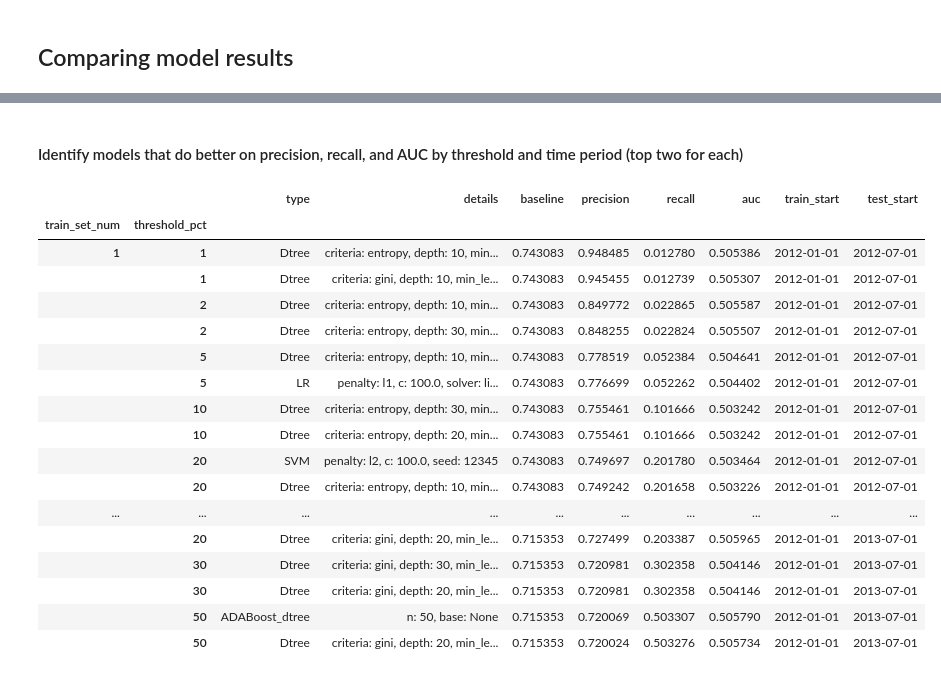
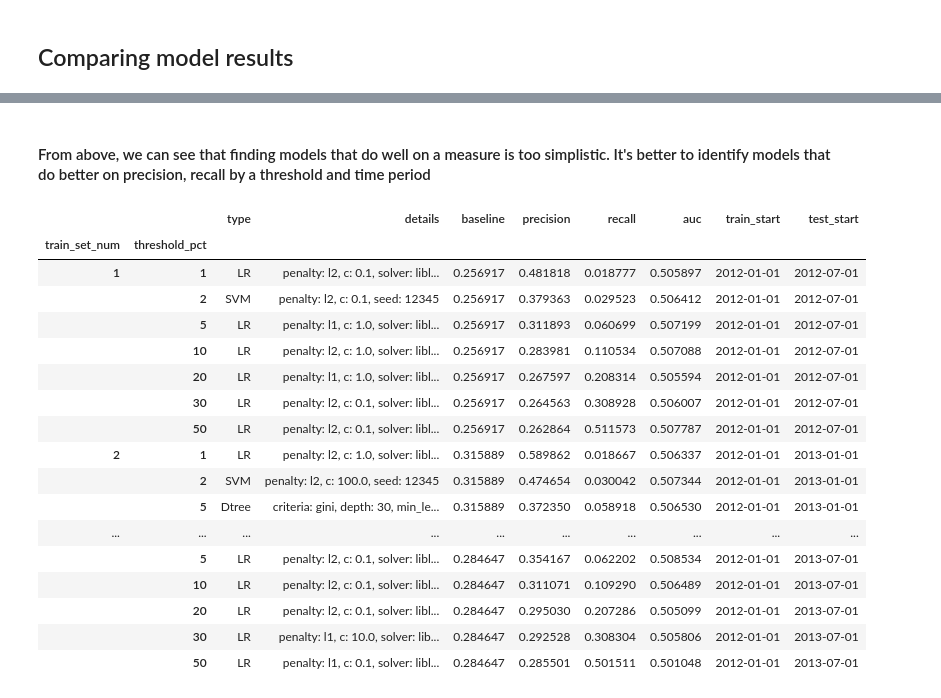
Before and after one commit to laurenjli/ml-pubpol, a Jupyter notebook: hw3/hw3_analysis.ipynb, the cells around one changed output, grey strips where cells are left out. Cells and saved outputs as stored; diff of their text form; code cells hidden in the pictures.

```diff
--- a/hw3/hw3_analysis.ipynb
+++ b/hw3/hw3_analysis.ipynb
@@ -266,2 +175,3 @@ def plot_pct_pop(y_test, pred_scores):
 # %%
-resdf = pp.load_csv('./data/finalrun.csv')
+resdf = pp.load_csv('./data/finalrun2.csv')
+resdf.head()
@@ -270,24 +267,24 @@ resdf = pp.load_csv('./data/finalrun.csv')
 # %% [markdown]
-#### Identify models that do better on precision, recall, and AUC by threshold and time period (top two for each)
+#### From above, we can see that finding models that do well on a measure is too simplistic. It's better to identify models that do better on precision, recall by a threshold and time period
 # %%
 best_prec = resdf.sort_values('precision', ascending=False)
-best_prec.groupby(['train_set_num', 'threshold_pct']).nth([0,1])
+best_prec.groupby(['train_set_num', 'threshold_pct']).nth([0])
 # %% [output]
 |  |  | type | details | baseline | precision | recall | auc | train_start | test_start |
 | train_set_num | threshold_pct |  |  |  |  |  |  |  |  |
-| 1 | 1 | Dtree | criteria: entropy, depth: 10, min... | 0.743083 | 0.948485 | 0.012780 | 0.505386 | 2012-01-01 | 2012-07-01 |
-|  | 1 | Dtree | criteria: gini, depth: 10, min_le... | 0.743083 | 0.945455 | 0.012739 | 0.505307 | 2012-01-01 | 2012-07-01 |
-|  | 2 | Dtree | criteria: entropy, depth: 10, min... | 0.743083 | 0.849772 | 0.022865 | 0.505587 | 2012-01-01 | 2012-07-01 |
-|  | 2 | Dtree | criteria: entropy, depth: 30, min... | 0.743083 | 0.848255 | 0.022824 | 0.505507 | 2012-01-01 | 2012-07-01 |
-|  | 5 | Dtree | criteria: entropy, depth: 10, min... | 0.743083 | 0.778519 | 0.052384 | 0.504641 | 2012-01-01 | 2012-07-01 |
-|  | 5 | LR | penalty: l1, c: 100.0, solver: li... | 0.743083 | 0.776699 | 0.052262 | 0.504402 | 2012-01-01 | 2012-07-01 |
-|  | 10 | Dtree | criteria: entropy, depth: 30, min... | 0.743083 | 0.755461 | 0.101666 | 0.503242 | 2012-01-01 | 2012-07-01 |
-|  | 10 | Dtree | criteria: entropy, depth: 20, min... | 0.743083 | 0.755461 | 0.101666 | 0.503242 | 2012-01-01 | 2012-07-01 |
-|  | 20 | SVM | penalty: l2, c: 100.0, seed: 12345 | 0.743083 | 0.749697 | 0.201780 | 0.503464 | 2012-01-01 | 2012-07-01 |
-|  | 20 | Dtree | criteria: entropy, depth: 10, min... | 0.743083 | 0.749242 | 0.201658 | 0.503226 | 2012-01-01 | 2012-07-01 |
+| 1 | 1 | LR | penalty: l2, c: 0.1, solver: libl... | 0.256917 | 0.481818 | 0.018777 | 0.505897 | 2012-01-01 | 2012-07-01 |
+|  | 2 | SVM | penalty: l2, c: 0.1, seed: 12345 | 0.256917 | 0.379363 | 0.029523 | 0.506412 | 2012-01-01 | 2012-07-01 |
+|  | 5 | LR | penalty: l1, c: 1.0, solver: libl... | 0.256917 | 0.311893 | 0.060699 | 0.507199 | 2012-01-01 | 2012-07-01 |
+|  | 10 | LR | penalty: l2, c: 1.0, solver: libl... | 0.256917 | 0.283981 | 0.110534 | 0.507088 | 2012-01-01 | 2012-07-01 |
+|  | 20 | LR | penalty: l1, c: 1.0, solver: libl... | 0.256917 | 0.267597 | 0.208314 | 0.505594 | 2012-01-01 | 2012-07-01 |
+|  | 30 | LR | penalty: l2, c: 0.1, solver: libl... | 0.256917 | 0.264563 | 0.308928 | 0.506007 | 2012-01-01 | 2012-07-01 |
+|  | 50 | LR | penalty: l2, c: 0.1, solver: libl... | 0.256917 | 0.262864 | 0.511573 | 0.507787 | 2012-01-01 | 2012-07-01 |
+| 2 | 1 | LR | penalty: l2, c: 1.0, solver: libl... | 0.315889 | 0.589862 | 0.018667 | 0.506337 | 2012-01-01 | 2013-01-01 |
+|  | 2 | SVM | penalty: l2, c: 100.0, seed: 12345 | 0.315889 | 0.474654 | 0.030042 | 0.507344 | 2012-01-01 | 2013-01-01 |
+|  | 5 | Dtree | criteria: gini, depth: 30, min_le... | 0.315889 | 0.372350 | 0.058918 | 0.506530 | 2012-01-01 | 2013-01-01 |
 | ... | ... | ... | ... | ... | ... | ... | ... | ... | ... |
-|  | 20 | Dtree | criteria: gini, depth: 20, min_le... | 0.715353 | 0.727499 | 0.203387 | 0.505965 | 2012-01-01 | 2013-07-01 |
-|  | 30 | Dtree | criteria: gini, depth: 30, min_le... | 0.715353 | 0.720981 | 0.302358 | 0.504146 | 2012-01-01 | 2013-07-01 |
-|  | 30 | Dtree | criteria: gini, depth: 20, min_le... | 0.715353 | 0.720981 | 0.302358 | 0.504146 | 2012-01-01 | 2013-07-01 |
-|  | 50 | ADABoost_dtree | n: 50, base: None | 0.715353 | 0.720069 | 0.503307 | 0.505790 | 2012-01-01 | 2013-07-01 |
-|  | 50 | Dtree | criteria: gini, depth: 20, min_le... | 0.715353 | 0.720024 | 0.503276 | 0.505734 | 2012-01-01 | 2013-07-01 |
+|  | 5 | LR | penalty: l2, c: 0.1, solver: libl... | 0.284647 | 0.354167 | 0.062202 | 0.508534 | 2012-01-01 | 2013-07-01 |
+|  | 10 | LR | penalty: l2, c: 0.1, solver: libl... | 0.284647 | 0.311071 | 0.109290 | 0.506489 | 2012-01-01 | 2013-07-01 |
+|  | 20 | LR | penalty: l2, c: 0.1, solver: libl... | 0.284647 | 0.295030 | 0.207286 | 0.505099 | 2012-01-01 | 2013-07-01 |
+|  | 30 | LR | penalty: l1, c: 10.0, solver: lib... | 0.284647 | 0.292528 | 0.308304 | 0.505806 | 2012-01-01 | 2013-07-01 |
+|  | 50 | LR | penalty: l1, c: 0.1, solver: libl... | 0.284647 | 0.285501 | 0.501511 | 0.501048 | 2012-01-01 | 2013-07-01 |
```
Also changed, not shown: parts of 21 cells of this notebook, 5 other files.
